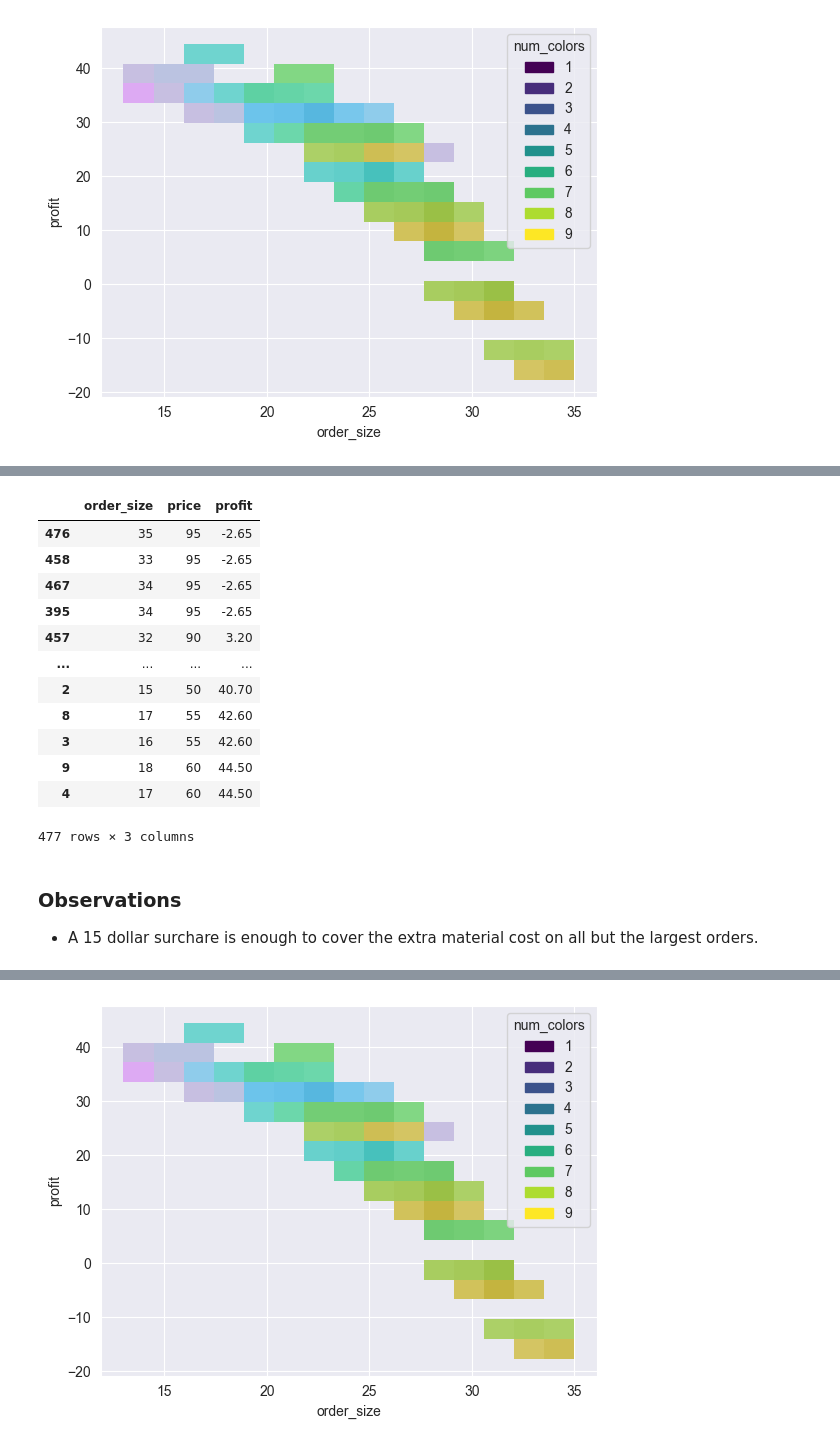
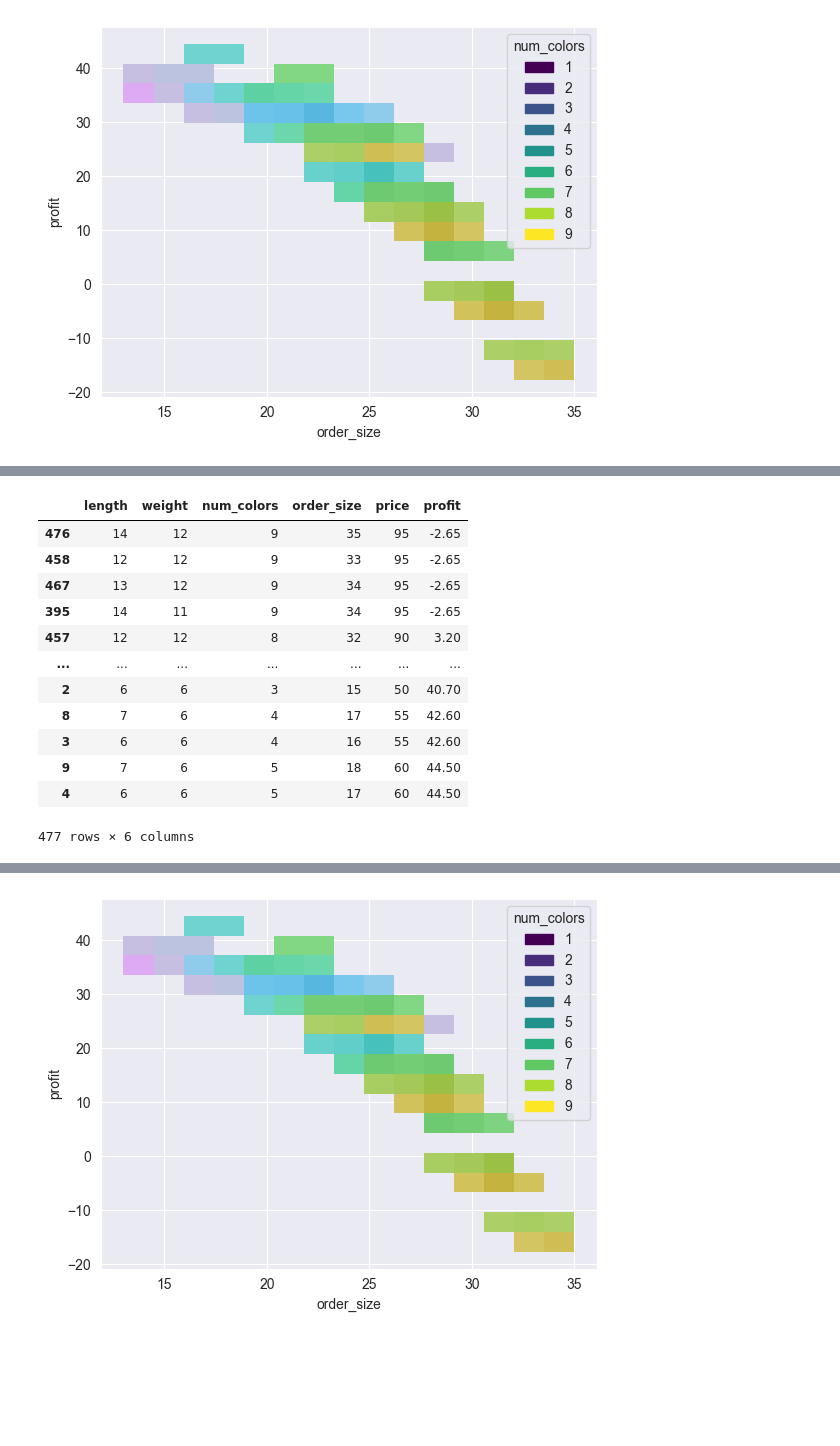
Before and after one commit to DanielLevenstein/Product_Profitability_Study, a Jupyter notebook: product_pricing.ipynb, the cells around one changed output, grey strips where cells are left out. Saved outputs shown, nothing was run; the diff lists cells and outputs as text; code cells hidden in the pictures; blank space fills up the shorter version.

Commit message:
Cleaning up conclusion section and moving surcharge to length and weight

```diff
--- a/product_pricing.ipynb
+++ b/product_pricing.ipynb
@@ -152,23 +144,20 @@ sns.histplot(data=df_price, x='order_size', y='profit', hue='num_colors', palett
 # %%
 df_price2 = df_price.copy()
 df_price2.loc[df_price['order_size'] > 25, 'price' ] = df_price['price'] + 15
 df_price2.loc[df_price['order_size'] > 25, 'profit' ] = df_price['profit'] + 15
-price_stats = ['order_size', 'price', 'profit']
+price_stats = ['length', 'weight', 'num_colors', 'order_size', 'price', 'profit']
 df_price2[price_stats]
 # %% [output]
-|  | order_size | price | profit |
-| 476 | 35 | 95 | -2.65 |
-| 458 | 33 | 95 | -2.65 |
-| 467 | 34 | 95 | -2.65 |
-| 395 | 34 | 95 | -2.65 |
-| 457 | 32 | 90 | 3.20 |
-| ... | ... | ... | ... |
-| 2 | 15 | 50 | 40.70 |
-| 8 | 17 | 55 | 42.60 |
-| 3 | 16 | 55 | 42.60 |
-| 9 | 18 | 60 | 44.50 |
-| 4 | 17 | 60 | 44.50 |
+|  | length | weight | num_colors | order_size | price | profit |
+| 476 | 14 | 12 | 9 | 35 | 95 | -2.65 |
+| 458 | 12 | 12 | 9 | 33 | 95 | -2.65 |
+| 467 | 13 | 12 | 9 | 34 | 95 | -2.65 |
+| 395 | 14 | 11 | 9 | 34 | 95 | -2.65 |
+| 457 | 12 | 12 | 8 | 32 | 90 | 3.20 |
+| ... | ... | ... | ... | ... | ... | ... |
+| 2 | 6 | 6 | 3 | 15 | 50 | 40.70 |
+| 8 | 7 | 6 | 4 | 17 | 55 | 42.60 |
+| 3 | 6 | 6 | 4 | 16 | 55 | 42.60 |
+| 9 | 7 | 6 | 5 | 18 | 60 | 44.50 |
+| 4 | 6 | 6 | 5 | 17 | 60 | 44.50 |
-477 rows × 3 columns
+477 rows × 6 columns
-# %% [markdown]
-### Observations
-- A 15 dollar surchare is enough to cover the extra material cost on all but the largest orders.
```
Also changed, not shown: parts of 16 cells of this notebook, 4 other files.
